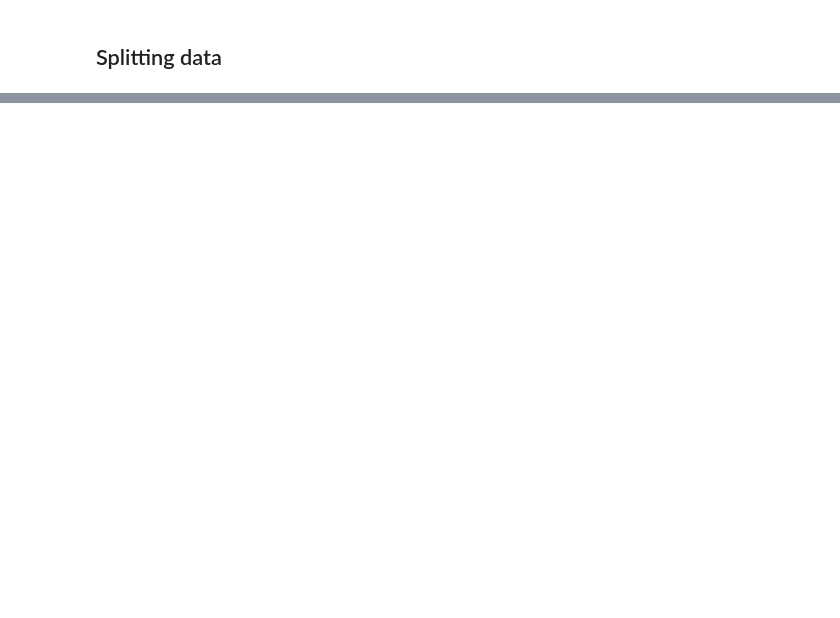
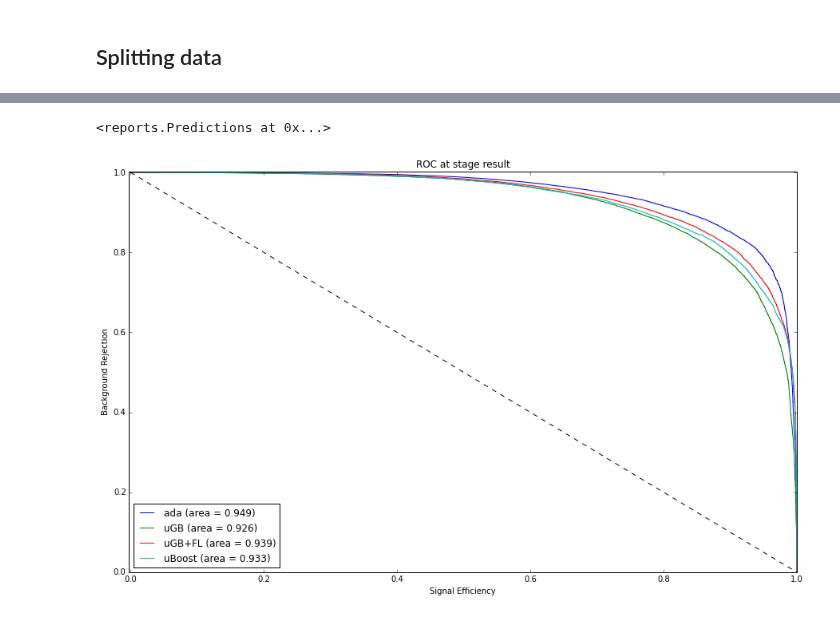
Before and after one commit to anaderi/lhcb_trigger_ml, a Jupyter notebook: IPythonWorkflow/Analysis_KsIntoMuMu.ipynb, the cells around one changed output, grey strips where cells are left out. Saved outputs shown, nothing was run; the diff lists cells and outputs as text; code cells hidden in the pictures; blank space fills up the shorter version.

```diff
--- a/IPythonWorkflow/Analysis_KsIntoMuMu.ipynb
+++ b/IPythonWorkflow/Analysis_KsIntoMuMu.ipynb
@@ -79,0 +116,5 @@ classifiers['uBoost'] = uboost.uBoostClassifier(uniform_variables=uniform_variab
+# %%
+tis_preds.roc()
+# %% [output]
+<reports.Predictions at 0x...>
+[figure, added]
```
Also changed, not shown: parts of 34 cells of this notebook.
